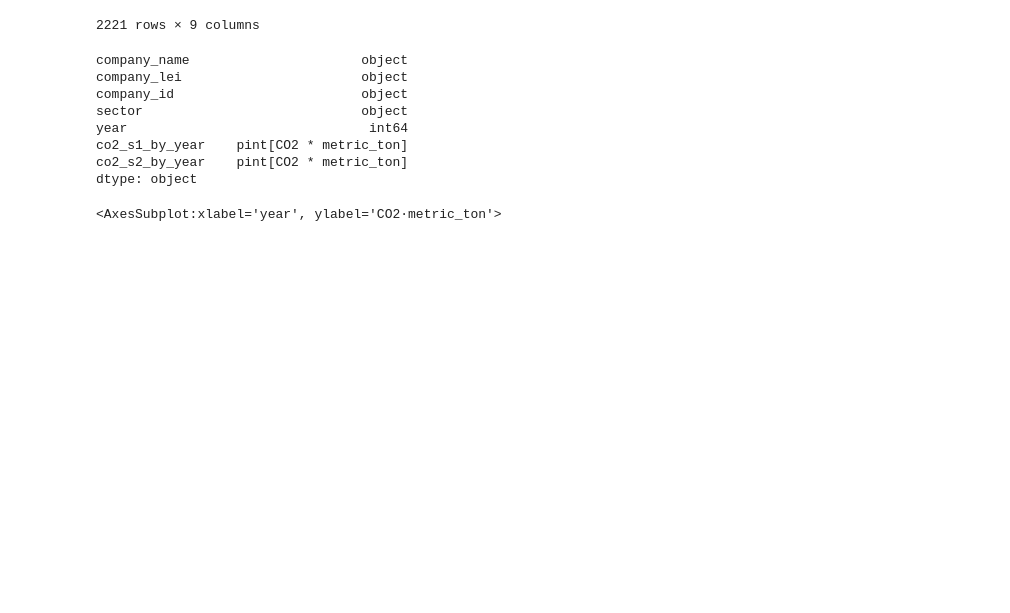
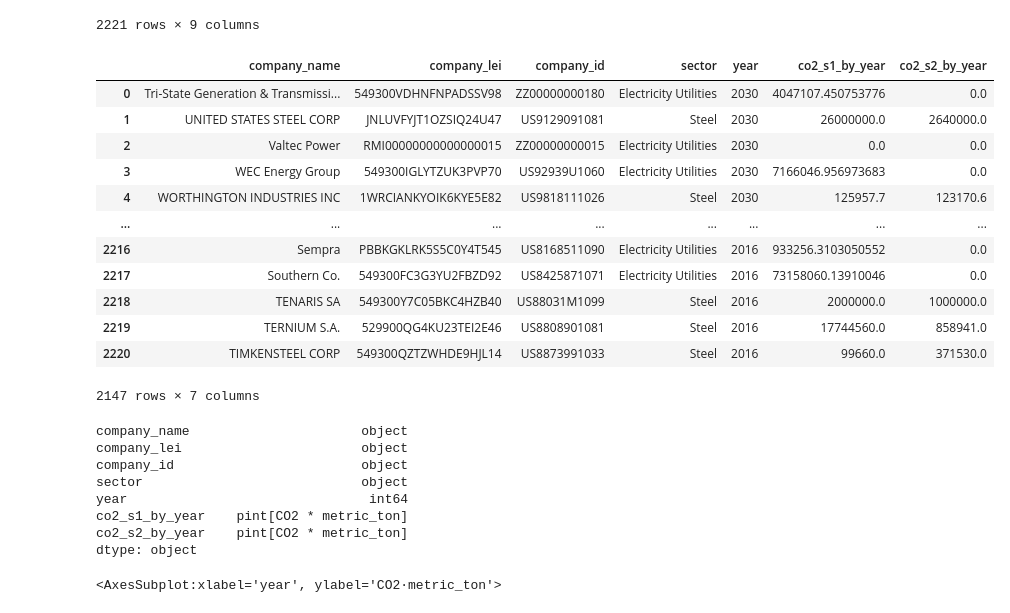
Before and after one commit to os-climate/ITR, a Jupyter notebook: examples/vault_demo_n0.ipynb, the cells around one changed output. Saved outputs shown, nothing was run; the diff lists cells and outputs as text; code cells hidden in the pictures; blank space fills up the shorter version.

```diff
--- a/examples/vault_demo_n0.ipynb
+++ b/examples/vault_demo_n0.ipynb
@@ -167,25 +167,33 @@ Note that without units, a company that emits 80 t CO2e/t Steel looks like it mi
 # %%
 # Because this DF comes from reading a Trino table, and because columns must be unqiue, we don't have to enumerate to ensure we properly handle columns with duplicated names
 
-def requantify_df(df: pd.DataFrame) -> pd.DataFrame:
+def requantify_df(df: pd.DataFrame, typemap: dict) -> pd.DataFrame:
     units_col = None
+    columns_not_found = [k for k in typemap.keys() if k not in df.columns]
+    if columns_not_found:
+        print(f"columns {columns_not_found} not found in DataFrame")
+        raise ValueError
     columns_reversed = reversed(df.columns)
     for col in columns_reversed:
         if col.endswith("_units"):
             if units_col:
+                print(f"Column {units_col} follows {col} without intervening value column")
                 # We expect _units column to follow a non-units column
                 raise ValueError
             units_col = col
             continue
         if units_col:
             if col + '_units' != units_col:
+                print(f"Excpecting column name {col}_units but saw {units_col} instead")
                 raise ValueError
             if (df[units_col]==df[units_col][0]).all():
-                # Make a PintArray
+                # We can make a PintArray since column is of homogeneous type
                 new_col = PintArray(df[col], dtype=f"pint[{ureg(df[units_col][0]).u}]")
             else:
                 # Make a pd.Series of Quantity in a way that does not throw UnitStrippedWarning
                 new_col = pd.Series(data=df[col], name=col) * pd.Series(data=df[units_col].map(lambda x: ureg(x).u), name=col)
+            if col in typemap.keys():
+                new_col = new_col.astype(typemap[col])
             df = df.drop(columns=units_col)
             df[col] = new_col
             units_col = None
@@ -211,9 +219,22 @@ sql_df
 | 2220 | TIMKENSTEEL CORP | 549300QZTZWHDE9HJL14 | US8873991033 | Steel | 2016 | 9.966000e+04 | CO2 * metric_ton | ... |
 2221 rows × 9 columns
 # %%
-df = requantify_df(sql_df.dropna())
-df.co2_s1_by_year = df.co2_s1_by_year.astype('pint[t CO2]')
-df.co2_s2_by_year = df.co2_s2_by_year.astype('pint[t CO2]')
+df = requantify_df(sql_df.dropna(), typemap={'co2_s1_by_year':'pint[t CO2]', 'co2_s2_by_year':'pint[t CO2]'})
+df
+# %% [output]
+|  | company_name | company_lei | company_id | sector | year | co2_s1_by_year | co2_s2_by_year |
+| 0 | Tri-State Generation & Transmissi... | 549300VDHNFNPADSSV98 | ZZ00000000180 | Electricity Utilities | 2030 | 4047107.450753776 | 0.0 |
+| 1 | UNITED STATES STEEL CORP | JNLUVFYJT1OZSIQ24U47 | US9129091081 | Steel | 2030 | 26000000.0 | 2640000.0 |
+| 2 | Valtec Power | RMI00000000000000015 | ZZ00000000015 | Electricity Utilities | 2030 | 0.0 | 0.0 |
+| 3 | WEC Energy Group | 549300IGLYTZUK3PVP70 | US92939U1060 | Electricity Utilities | 2030 | 7166046.956973683 | 0.0 |
+| 4 | WORTHINGTON INDUSTRIES INC | 1WRCIANKYOIK6KYE5E82 | US9818111026 | Steel | 2030 | 125957.7 | 123170.6 |
+| ... | ... | ... | ... | ... | ... | ... | ... |
+| 2216 | Sempra | PBBKGKLRK5S5C0Y4T545 | US8168511090 | Electricity Utilities | 2016 | 933256.3103050552 | 0.0 |
+| 2217 | Southern Co. | 549300FC3G3YU2FBZD92 | US8425871071 | Electricity Utilities | 2016 | 73158060.13910046 | 0.0 |
+| 2218 | TENARIS SA | 549300Y7C05BKC4HZB40 | US88031M1099 | Steel | 2016 | 2000000.0 | 1000000.0 |
+| 2219 | TERNIUM S.A. | 529900QG4KU23TEI2E46 | US8808901081 | Steel | 2016 | 17744560.0 | 858941.0 |
+| 2220 | TIMKENSTEEL CORP | 549300QZTZWHDE9HJL14 | US8873991033 | Steel | 2016 | 99660.0 | 371530.0 |
+2147 rows × 7 columns
 # %%
 df.dtypes
 # %% [output]
```
Also changed, not shown: 1 other file.
